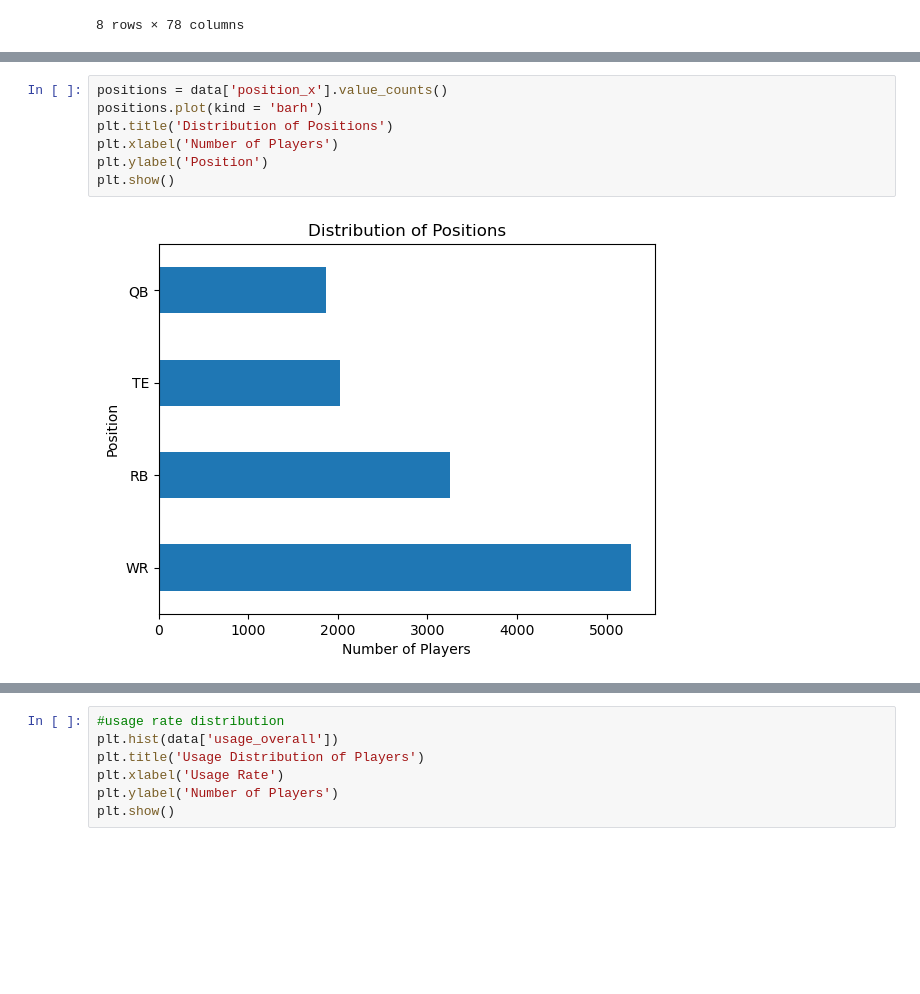
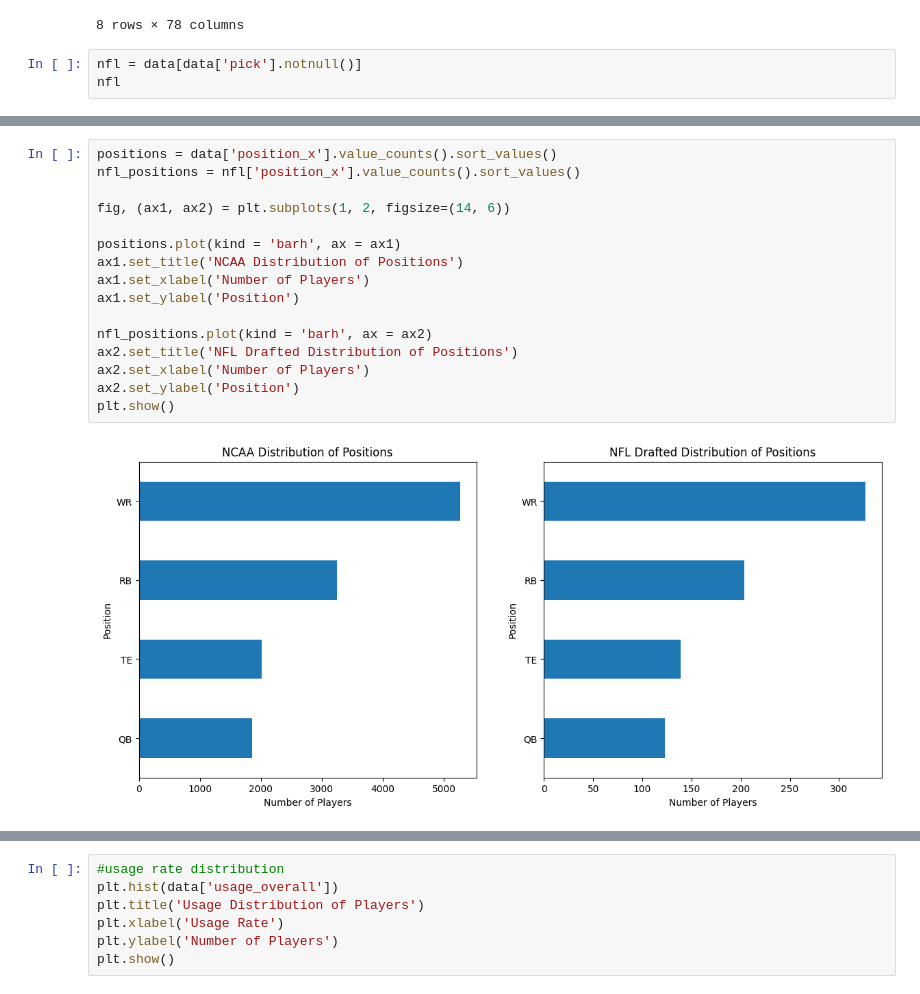
Before and after one commit to SU-IST707-SP26/group-project-big-brains-and-nathan, a Jupyter notebook: data/data_exploration.ipynb, the cells around one changed output, grey strips where cells are left out. Saved outputs shown, nothing was run; the diff lists cells and outputs as text; blank space fills up the shorter version.

Commit message:
Adding NFL data exploration

```diff
--- a/data/data_exploration.ipynb
+++ b/data/data_exploration.ipynb
@@ -33,3 +33,6 @@ data.describe()
 | 75% | 9305.250000 | 4.714104e+06 | 2024.000000 | 0.100667 | 0.101000 | 0.103000 | ... |
 | max | 12407.000000 | 5.306715e+06 | 2025.000000 | 1.000000 | 0.820000 | 1.000000 | ... |
 8 rows × 78 columns
+# %%
+nfl = data[data['pick'].notnull()]
+nfl
@@ -36,10 +53,19 @@ data.describe()
 # %%
-positions = data['position_x'].value_counts()
-positions.plot(kind = 'barh')
-plt.title('Distribution of Positions')
-plt.xlabel('Number of Players')
-plt.ylabel('Position')
+positions = data['position_x'].value_counts().sort_values()
+nfl_positions = nfl['position_x'].value_counts().sort_values()
+
+fig, (ax1, ax2) = plt.subplots(1, 2, figsize=(14, 6))
+
+positions.plot(kind = 'barh', ax = ax1)
+ax1.set_title('NCAA Distribution of Positions')
+ax1.set_xlabel('Number of Players')
+ax1.set_ylabel('Position')
+
+nfl_positions.plot(kind = 'barh', ax = ax2)
+ax2.set_title('NFL Drafted Distribution of Positions')
+ax2.set_xlabel('Number of Players')
+ax2.set_ylabel('Position')
 plt.show()
 # %% [output]
-[figure, old version]
+[figure, new version]
 # %%
```
Also changed, not shown: parts of 5 cells of this notebook.
